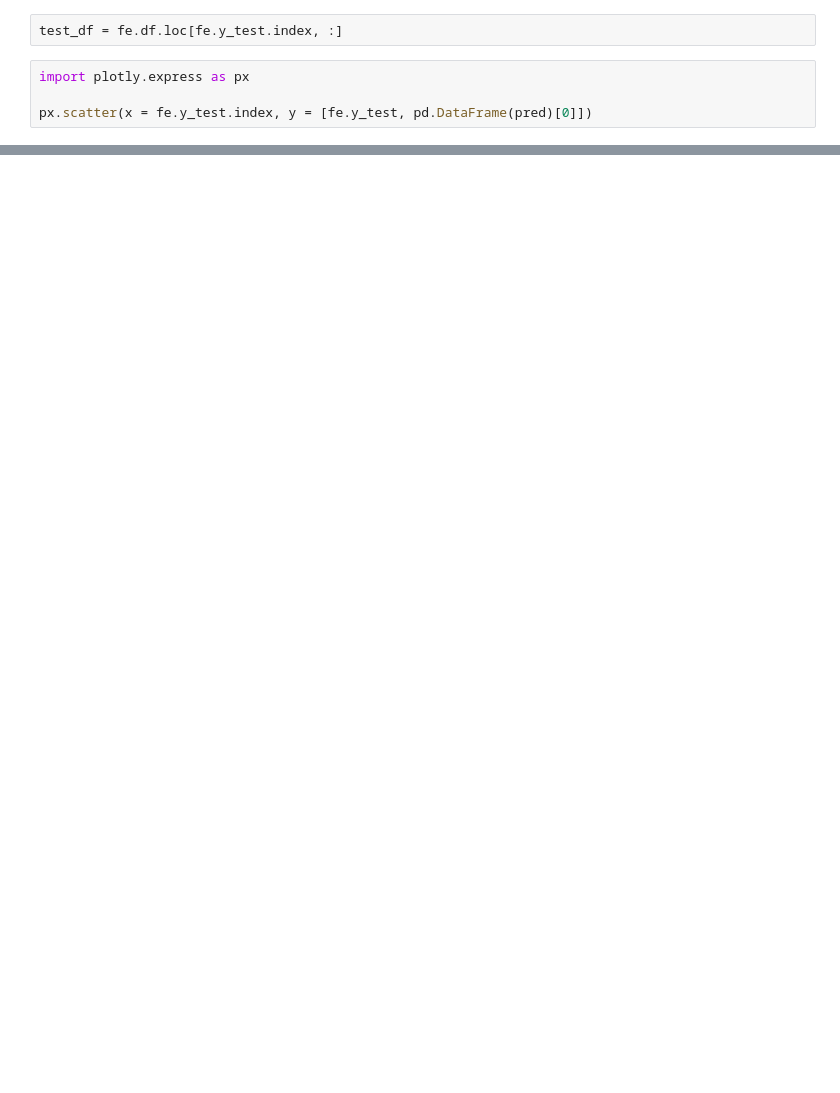
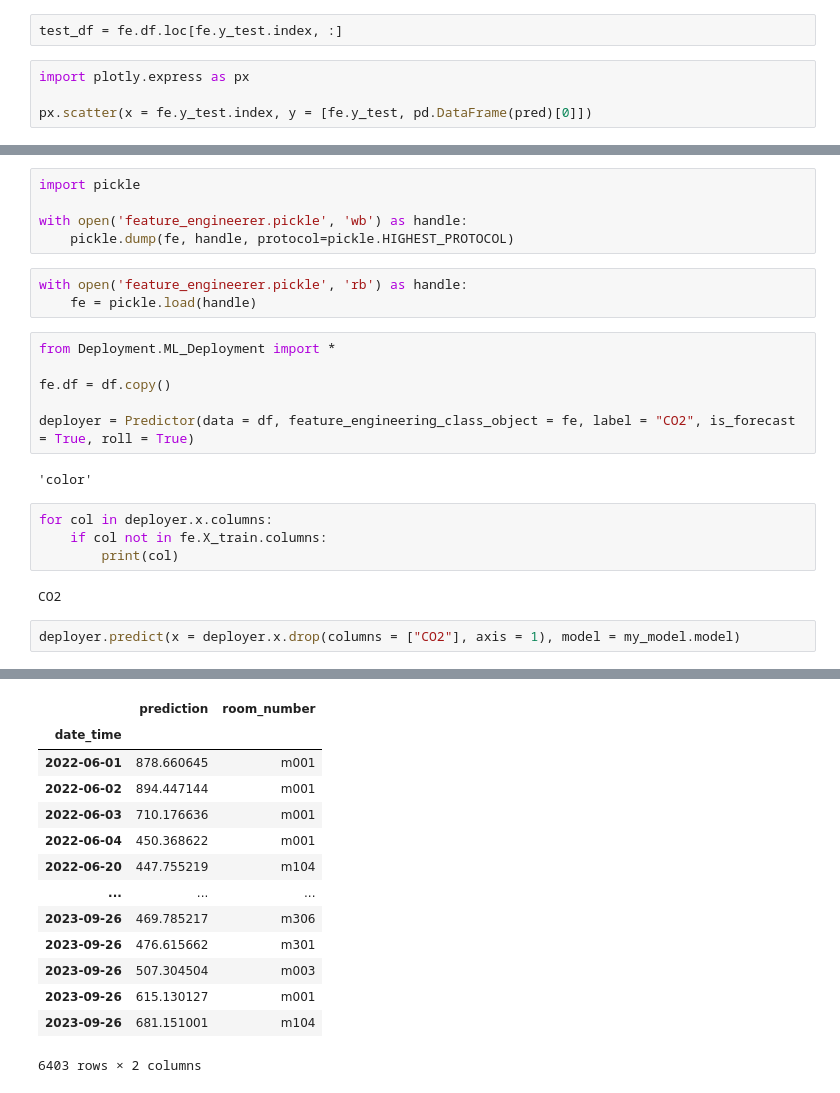
Before and after one commit to dan-vp/iot_co2_ampel_m, a Jupyter notebook: model_training.ipynb, the cells around one changed output, grey strips where cells are left out. Cells and saved outputs as stored; diff of their text form; blank space fills up the shorter version.

```diff
--- a/model_training.ipynb
+++ b/model_training.ipynb
@@ -246,0 +165,25 @@ Length: 1417, dtype: object
+# %%
+import pickle
+
+with open('feature_engineerer.pickle', 'wb') as handle:
+    pickle.dump(fe, handle, protocol=pickle.HIGHEST_PROTOCOL)
+# %%
+with open('feature_engineerer.pickle', 'rb') as handle:
+    fe = pickle.load(handle)
+# %%
+from Deployment.ML_Deployment import *
+
+fe.df = df.copy()
+
+deployer = Predictor(data = df, feature_engineering_class_object = fe, label = "CO2", is_forecast = True, roll = True)
+# %% [output]
+'color'
+# %%
+for col in deployer.x.columns:
+    if col not in fe.X_train.columns:
+        print(col)
+# %% [output]
+CO2
+# %%
+deployer.predict(x = deployer.x.drop(columns = ["CO2"], axis = 1), model = my_model.model)
+# %% [output]
@@ -246,0 +191,14 @@ Length: 1417, dtype: object
+|  | prediction | room_number |
+| date_time |  |  |
+| 2022-06-01 | 878.660645 | m001 |
+| 2022-06-02 | 894.447144 | m001 |
+| 2022-06-03 | 710.176636 | m001 |
+| 2022-06-04 | 450.368622 | m001 |
+| 2022-06-20 | 447.755219 | m104 |
+| ... | ... | ... |
+| 2023-09-26 | 469.785217 | m306 |
+| 2023-09-26 | 476.615662 | m301 |
+| 2023-09-26 | 507.304504 | m003 |
+| 2023-09-26 | 615.130127 | m001 |
+| 2023-09-26 | 681.151001 | m104 |
+6403 rows × 2 columns
```
Also changed, not shown: parts of 20 cells of this notebook.
